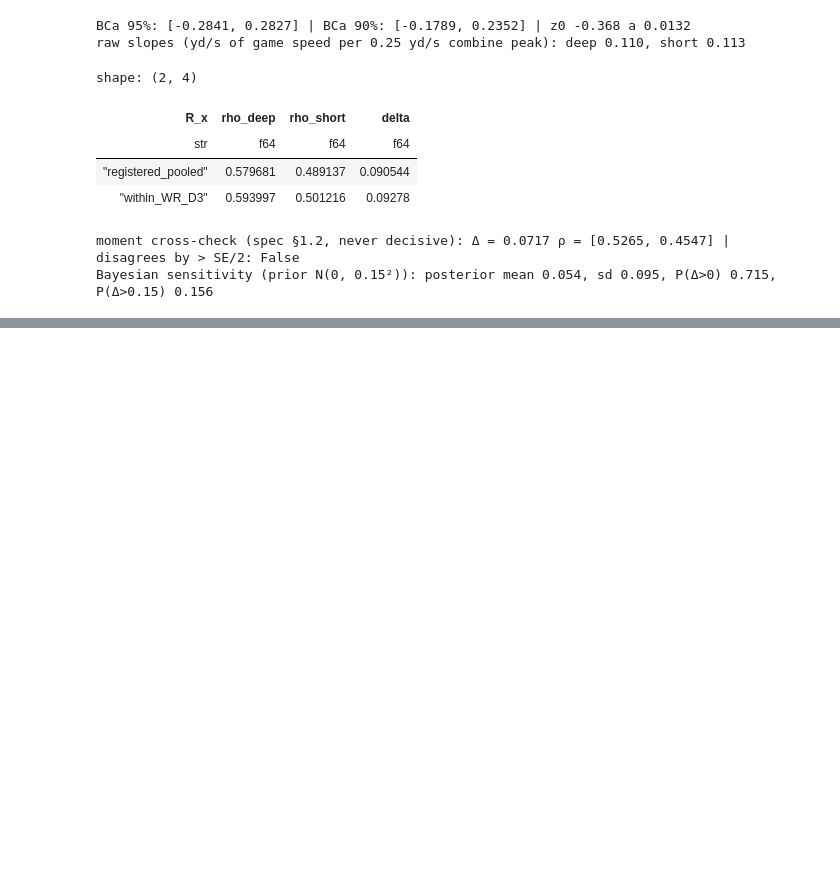
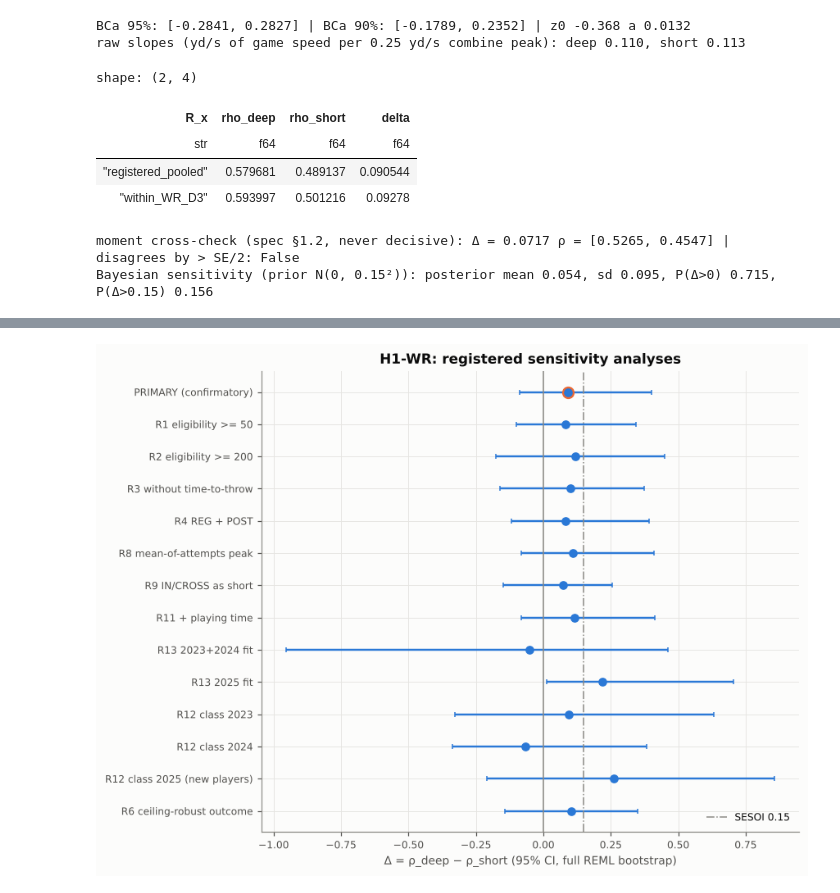
Before and after one commit to simhadripraveena2-bit/NFL-Big-Data-Bowl-2027, a Jupyter notebook: notebooks/08_h1_wr_confirmatory_analysis.ipynb, the cells around one changed output, grey strips where cells are left out. Cells and saved outputs as stored; diff of their text form; code cells hidden in the pictures; blank space fills up the shorter version.

```diff
--- a/notebooks/08_h1_wr_confirmatory_analysis.ipynb
+++ b/notebooks/08_h1_wr_confirmatory_analysis.ipynb
@@ -147,0 +158,12 @@ See `research_notes/h1_wr_confirmatory_results.md`.
+# %%
+ROB = ROOT / 'experiments/h1_wr_robustness' / (ROOT / 'experiments/h1_wr_robustness/LATEST').read_text().strip()
+RB = json.load(open(ROB / 'robustness.json')); DG = json.load(open(ROB / 'bootstrap_diagnostics.json'))
+print('robustness run', ROB.name, '| code commit', RB['code_commit'], '| seeds', RB['seeds'])
+lab = {'R1': 'R1 eligibility >= 50', 'R2': 'R2 eligibility >= 200', 'R3': 'R3 without time-to-throw', 'R4': 'R4 REG + POST',
+       'R8': 'R8 mean-of-attempts peak', 'R9': 'R9 IN/CROSS as short', 'R11': 'R11 + playing time',
+       'R12_class_2023': 'R12 class 2023', 'R12_class_2024': 'R12 class 2024', 'R12_class_2025': 'R12 class 2025 (new players)',
+       'R13_2023_2024': 'R13 2023+2024 fit', 'R13_2025': 'R13 2025 fit'}
+rows = [dict(check='PRIMARY (confirmatory)', delta=P['delta'], ci_lo=P['ci95_percentile'][0], ci_hi=P['ci95_percentile'][1], se=P['se_boot'], players=S['players'], plays=S['plays'])]
+rows += [dict(check=lab[k], delta=v['delta'], ci_lo=v['ci_lo'], ci_hi=v['ci_hi'], se=v['se_boot'], players=v['players'], plays=v['plays']) for k, v in RB['registered'].items()]
+C6 = RB['R6_ceiling']; rows.append(dict(check='R6 ceiling-robust outcome', delta=C6['delta'], ci_lo=C6['ci'][0], ci_hi=C6['ci'][1], se=C6['se_boot'], players=C6['players'], plays=None))
+SEN = pl.DataFrame(rows, infer_schema_length=None); SEN
@@ -147,0 +189,11 @@ See `research_notes/h1_wr_confirmatory_results.md`.
+# %%
+fig, ax = plt.subplots(figsize=(8, 6))
+yy = np.arange(SEN.height)[::-1]
+ax.errorbar(SEN['delta'], yy, xerr=[SEN['delta'] - SEN['ci_lo'], SEN['ci_hi'] - SEN['delta']], fmt='o', color=style.SERIES[0], capsize=2)
+ax.plot(SEN['delta'][0], yy[0], 'o', color=style.SERIES[1], ms=9)
+ax.axvline(0, color=style.MUTED, lw=1); ax.axvline(0.15, color=style.MUTED, lw=1, ls='-.', label='SESOI 0.15')
+ax.set_yticks(yy, SEN['check']); ax.set_xlabel('Δ = ρ_deep − ρ_short (95% CI, full REML bootstrap)'); ax.legend(loc='lower right')
+ax.set_title('H1-WR: registered sensitivity analyses')
+fig.tight_layout(); fig.savefig(ROOT / 'reports/figures/h1_wr_sensitivity_forest.png', dpi=150); plt.show()
+# %% [output]
+[figure, added]
```
Also changed, not shown: parts of 11 cells of this notebook, 5 other files.
